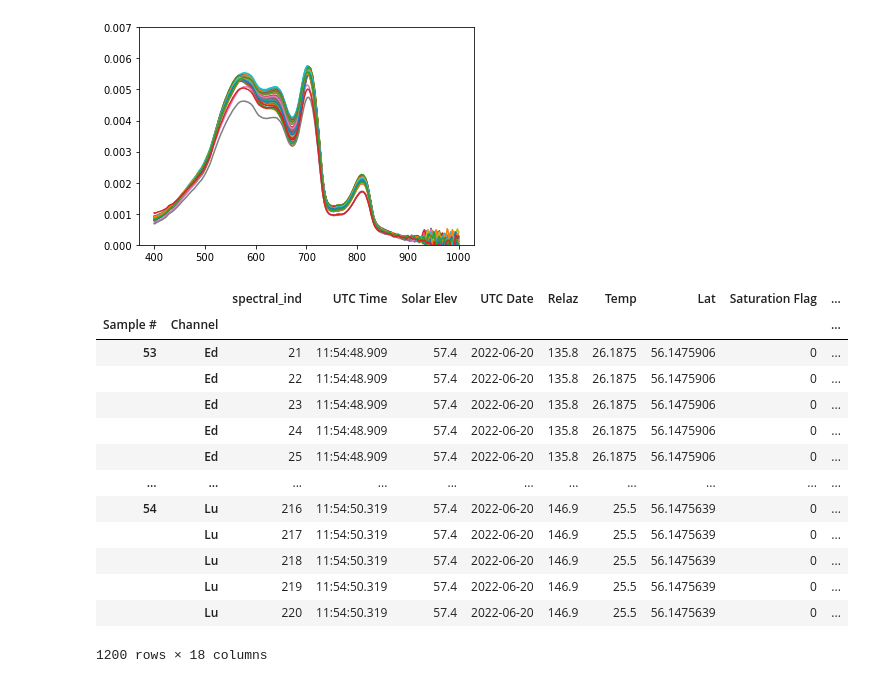
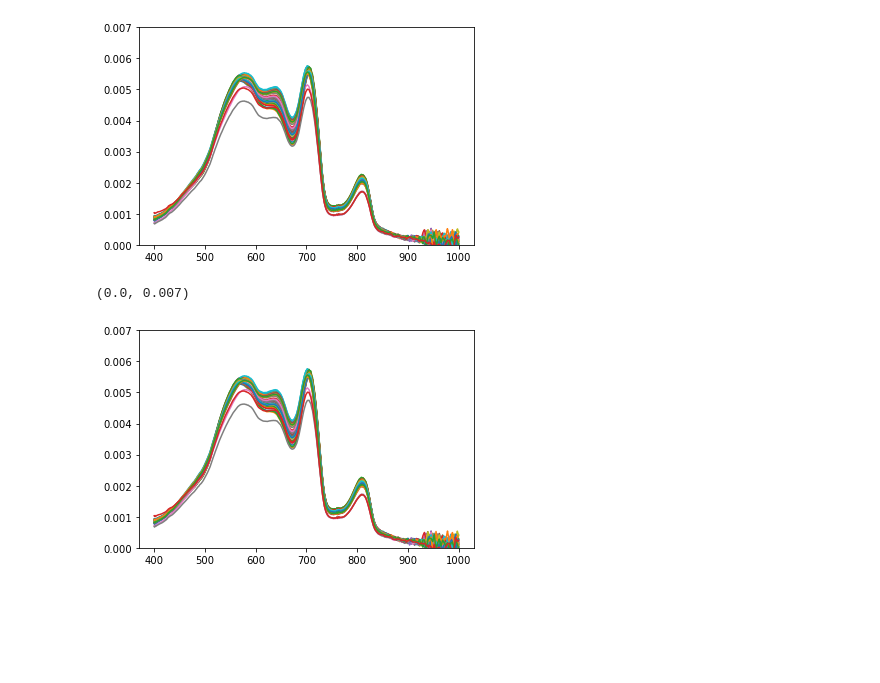
Before and after one commit to scmc72/DALEC_processing, a Jupyter notebook: 20-Jun-22.ipynb, the cells around one changed output. Drawn from its saved outputs; the diff is of its cells as text; code cells hidden in the pictures; blank space fills up the shorter version.

```diff
--- a/20-Jun-22.ipynb
+++ b/20-Jun-22.ipynb
@@ -76,19 +62,12 @@ plt.ylim(0, 0.007)
 (0.0, 0.007)
 [figure]
 # %%
-Log2
+for sample in tables['Log 2'].index.get_level_values('Sample #').unique():
+    spectra = dalecLoad.uniform_grid_spectra_Rrs(tables['Log 2'].loc[sample],
+                                                 spect_wavelengths,
+                                                 nsteps=50000)
+    plt.plot(spectra['Wavelength'], spectra['Rrs'])
+plt.ylim(0, 0.007)
 # %% [output]
-|  |  | spectral_ind | UTC Time | Solar Elev | UTC Date | Relaz | Temp | Lat | Saturation Flag | ... |
-| Sample # | Channel |  |  |  |  |  |  |  |  | ... |
-| 53 | Ed | 21 | 11:54:48.909 | 57.4 | 2022-06-20 | 135.8 | 26.1875 | 56.1475906 | 0 | ... |
-|  | Ed | 22 | 11:54:48.909 | 57.4 | 2022-06-20 | 135.8 | 26.1875 | 56.1475906 | 0 | ... |
-|  | Ed | 23 | 11:54:48.909 | 57.4 | 2022-06-20 | 135.8 | 26.1875 | 56.1475906 | 0 | ... |
-|  | Ed | 24 | 11:54:48.909 | 57.4 | 2022-06-20 | 135.8 | 26.1875 | 56.1475906 | 0 | ... |
-|  | Ed | 25 | 11:54:48.909 | 57.4 | 2022-06-20 | 135.8 | 26.1875 | 56.1475906 | 0 | ... |
-| ... | ... | ... | ... | ... | ... | ... | ... | ... | ... | ... |
-| 54 | Lu | 216 | 11:54:50.319 | 57.4 | 2022-06-20 | 146.9 | 25.5 | 56.1475639 | 0 | ... |
-|  | Lu | 217 | 11:54:50.319 | 57.4 | 2022-06-20 | 146.9 | 25.5 | 56.1475639 | 0 | ... |
-|  | Lu | 218 | 11:54:50.319 | 57.4 | 2022-06-20 | 146.9 | 25.5 | 56.1475639 | 0 | ... |
-|  | Lu | 219 | 11:54:50.319 | 57.4 | 2022-06-20 | 146.9 | 25.5 | 56.1475639 | 0 | ... |
-|  | Lu | 220 | 11:54:50.319 | 57.4 | 2022-06-20 | 146.9 | 25.5 | 56.1475639 | 0 | ... |
-1200 rows × 18 columns
+(0.0, 0.007)
+[figure, added]
```
Also changed, not shown: parts of 1 cell of this notebook, 3 other files.
